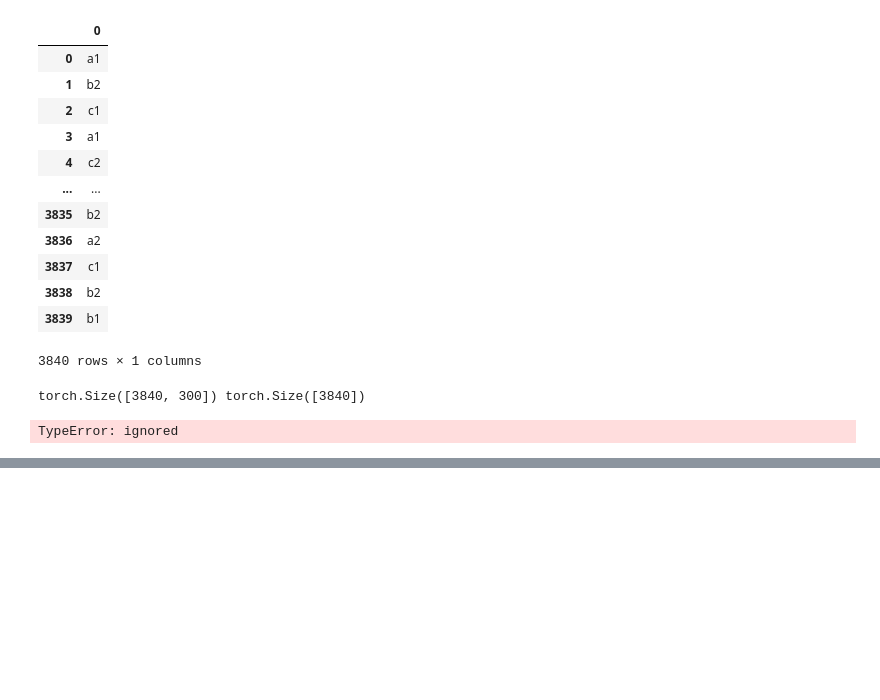
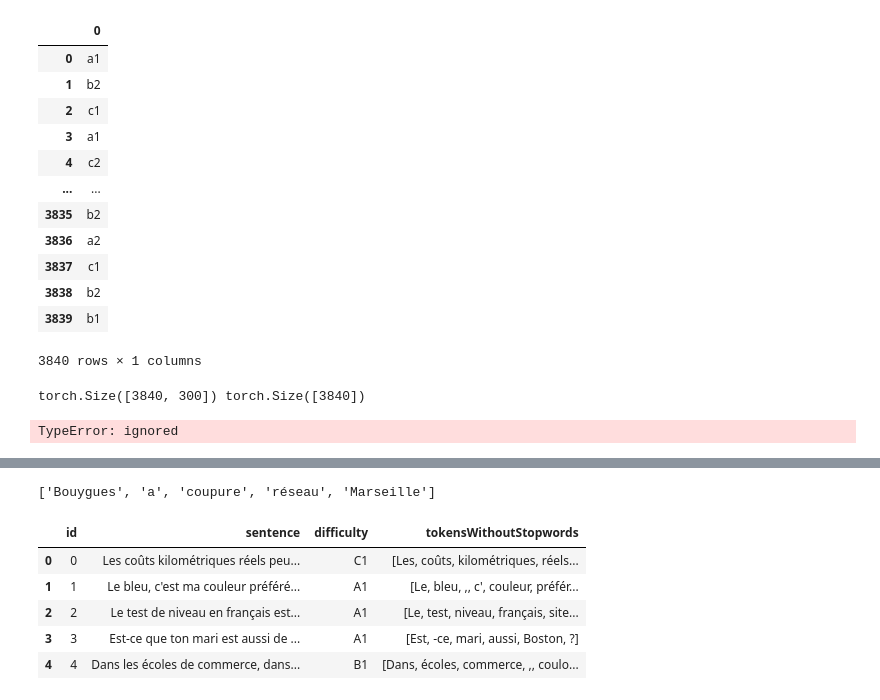
Before and after one commit to stefarine/DMML2022_ROLEX, a Jupyter notebook: code/UNIL_ROLEX.ipynb, the cells around one changed output, grey strips where cells are left out. Saved outputs shown, nothing was run; the diff lists cells and outputs as text; code cells hidden in the pictures; blank space fills up the shorter version.

```diff
--- a/code/UNIL_ROLEX.ipynb
+++ b/code/UNIL_ROLEX.ipynb
@@ -592,0 +638,31 @@ TypeError: ignored
+# %%
+from nltk.corpus import stopwords
+stopWords = set(stopwords.words('french'))
+# %%
+clean_words = []
+for token in return_token(test):
+    if token not in stopWords:
+        clean_words.append(token)
+
+clean_words
+# %% [output]
+['Bouygues', 'a', 'coupure', 'réseau', 'Marseille']
+# %%
+def remove_stopwords(listOfWords):
+  clean_words = []
+  for token in return_token(listOfWords):
+    if token not in stopWords:
+        clean_words.append(token)
+
+  return clean_words
+# %%
+df['tokensWithoutStopwords'] = [remove_stopwords(text) for text in df.sentence]
+# %%
+df.head()
+# %% [output]
+|  | id | sentence | difficulty | tokensWithoutStopwords |
+| 0 | 0 | Les coûts kilométriques réels peu... | C1 | [Les, coûts, kilométriques, réels... |
+| 1 | 1 | Le bleu, c'est ma couleur préféré... | A1 | [Le, bleu, ,, c', couleur, préfér... |
+| 2 | 2 | Le test de niveau en français est... | A1 | [Le, test, niveau, français, site... |
+| 3 | 3 | Est-ce que ton mari est aussi de ... | A1 | [Est, -ce, mari, aussi, Boston, ?] |
+| 4 | 4 | Dans les écoles de commerce, dans... | B1 | [Dans, écoles, commerce, ,, coulo... |
```
Also changed, not shown: parts of 8 cells of this notebook.
